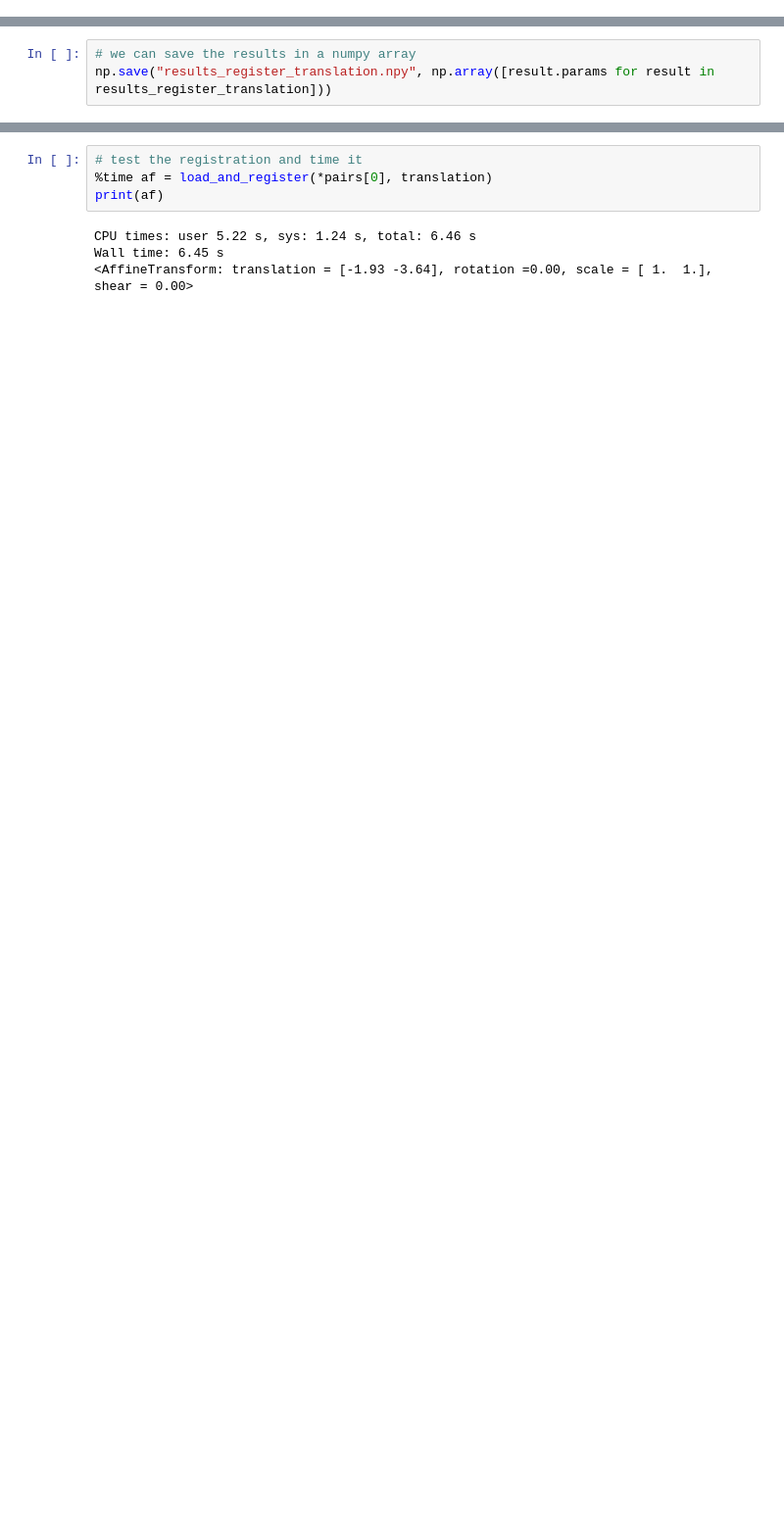
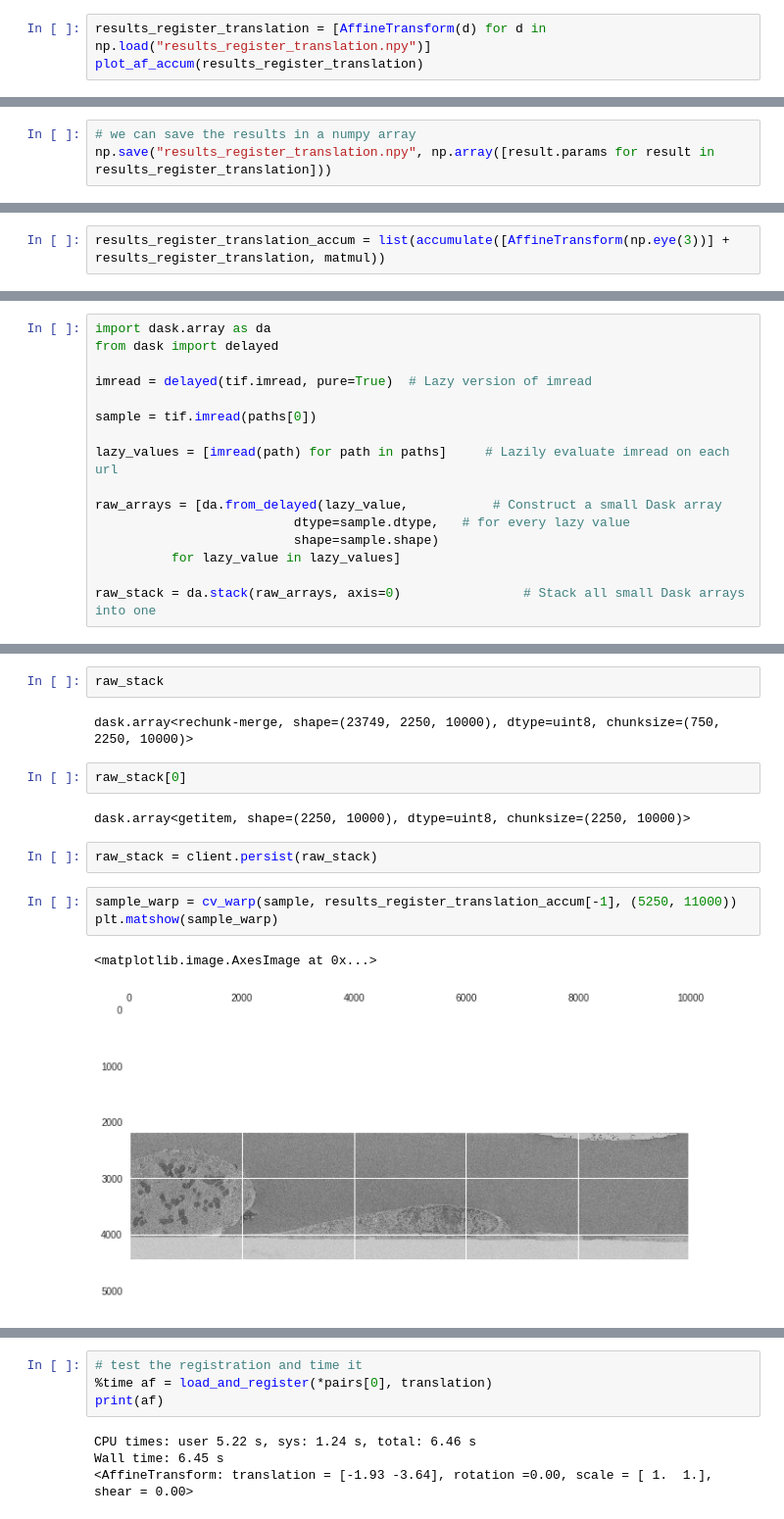
Before and after one commit to janelia-cellmap/FIB-SEM-Aligner, a Jupyter notebook: FIB-SEM Registration Driver.ipynb, the cells around one changed output, grey strips where cells are left out. Shown at 98% size. Cells and saved outputs as stored; diff of their text form; blank space fills up the shorter version.

```diff
--- a/FIB-SEM Registration Driver.ipynb
+++ b/FIB-SEM Registration Driver.ipynb
@@ -110,0 +128,3 @@ results_register_translation = results
+# %%
+results_register_translation = [AffineTransform(d) for d in np.load("results_register_translation.npy")]
+plot_af_accum(results_register_translation)
@@ -138,0 +136,2 @@ plot_af_accum(results_register_translation)
+# %%
+results_register_translation_accum = list(accumulate([AffineTransform(np.eye(3))] + results_register_translation, matmul))
@@ -138,0 +167,16 @@ plot_af_accum(results_register_translation)
+# %%
+import dask.array as da
+from dask import delayed
+
+imread = delayed(tif.imread, pure=True)  # Lazy version of imread
+
+sample = tif.imread(paths[0])
+
+lazy_values = [imread(path) for path in paths]     # Lazily evaluate imread on each url
+
+raw_arrays = [da.from_delayed(lazy_value,           # Construct a small Dask array
+                          dtype=sample.dtype,   # for every lazy value
+                          shape=sample.shape)
+          for lazy_value in lazy_values]
+
+raw_stack = da.stack(raw_arrays, axis=0)                # Stack all small Dask arrays into one
@@ -138,0 +189,16 @@ plot_af_accum(results_register_translation)
+# %%
+raw_stack
+# %% [output]
+dask.array<rechunk-merge, shape=(23749, 2250, 10000), dtype=uint8, chunksize=(750, 2250, 10000)>
+# %%
+raw_stack[0]
+# %% [output]
+dask.array<getitem, shape=(2250, 10000), dtype=uint8, chunksize=(2250, 10000)>
+# %%
+raw_stack = client.persist(raw_stack)
+# %%
+sample_warp = cv_warp(sample, results_register_translation_accum[-1], (5250, 11000))
+plt.matshow(sample_warp)
+# %% [output]
+<matplotlib.image.AxesImage at 0x...>
+[figure, added]
```
Also changed, not shown: parts of 54 cells of this notebook.
